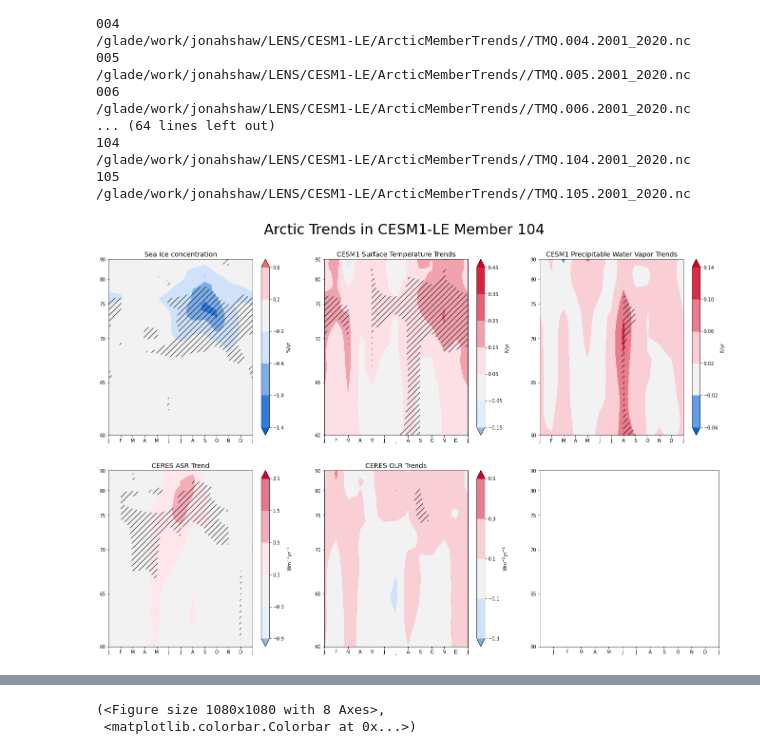
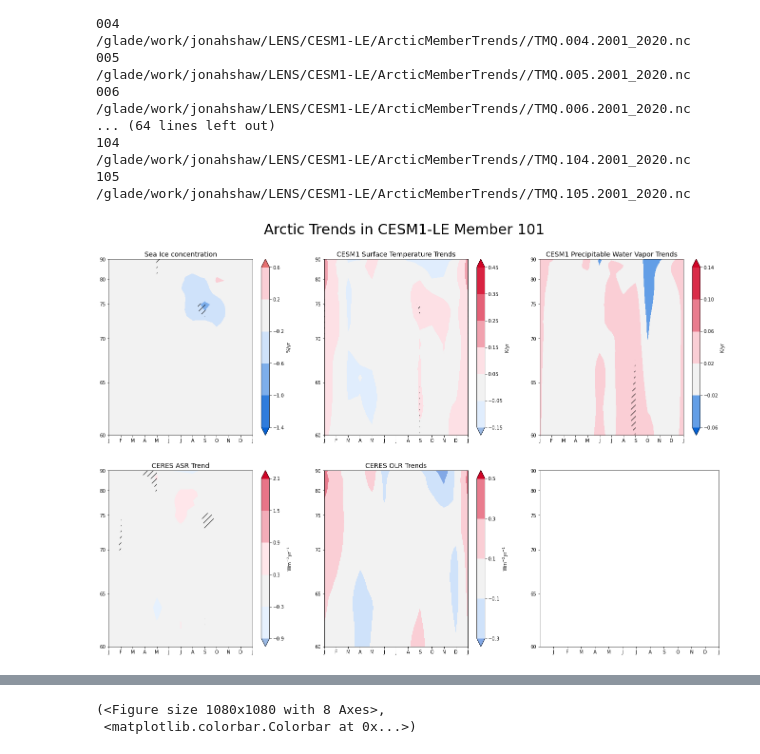
Before and after one commit to jshaw35/spectral_ice, a Jupyter notebook: figure1/cesmle_trends.ipynb, the cells around one changed output, grey strips where cells are left out. Cells and saved outputs as stored; diff of their text form; code cells hidden in the pictures.

```diff
--- a/figure1/cesmle_trends.ipynb
+++ b/figure1/cesmle_trends.ipynb
@@ -325,6 +325,6 @@ def LEplot_arctrends(ens_n,path,key=None):
 
     return fig1, cbar
 # %%
-_fig,_cbar = LEplot_arctrends('104','/glade/work/jonahshaw/LENS/CESM1-LE/ArcticMemberTrends/')
+_fig,_cbar = LEplot_arctrends('101','/glade/work/jonahshaw/LENS/CESM1-LE/ArcticMemberTrends/')
 # %% [output]
-[figure, old version]
+[figure, new version]
```
Also changed, not shown: parts of 3 cells of this notebook, 3 other files.
